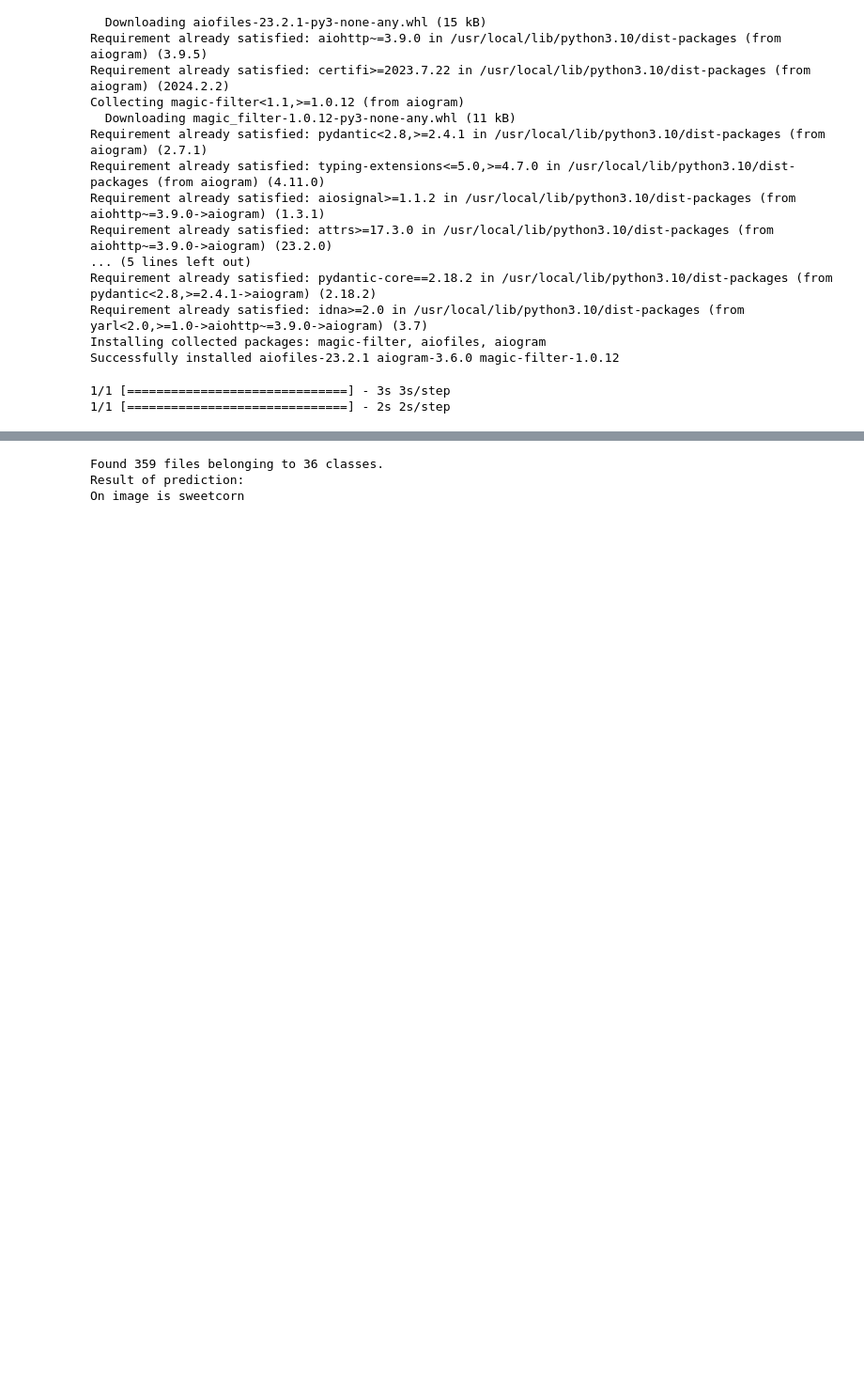
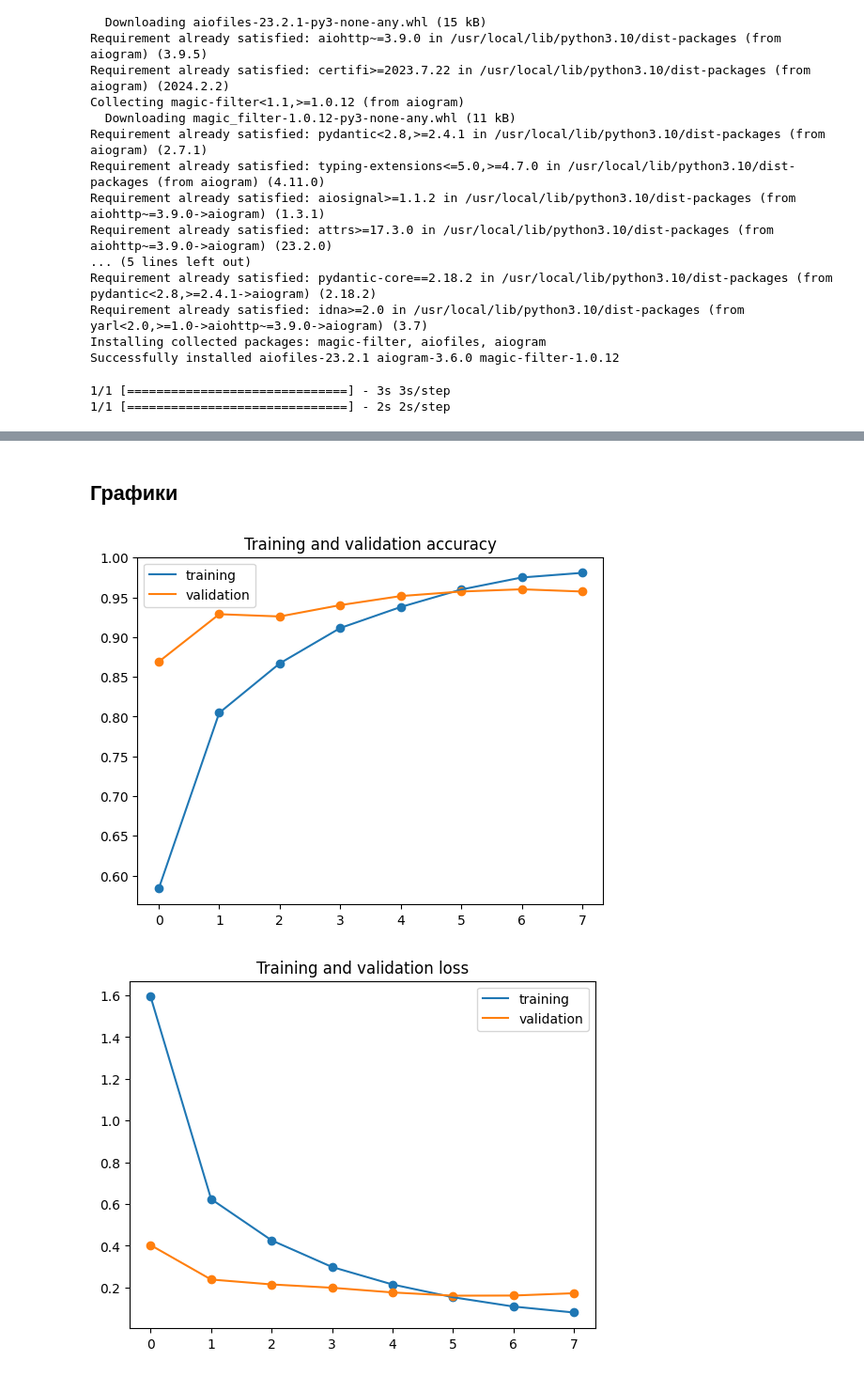
Before and after one commit to FREDY129053/Practise_Temp, a Jupyter notebook: Practise_Veg_Fru.ipynb, the cells around one changed output, grey strips where cells are left out. Shown: that part at 94% size. Saved outputs shown, nothing was run; the diff lists cells and outputs as text; code cells hidden in the pictures; blank space fills up the shorter version.

Commit message:
Графики построены

```diff
--- a/Practise_Veg_Fru.ipynb
+++ b/Practise_Veg_Fru.ipynb
@@ -453,5 +307,0 @@ seq_model.save('trained_model_updated.h5')
-# %%
-import json
-
-with open('train_history', 'w') as f:
-  json.dump(train_history.history, f)
@@ -501,25 +308,37 @@ print(prediction[0])
-# %%
-result_index_of_prediction = np.where(prediction[0] == max(prediction[0]))
-
-test_set = tf.keras.utils.image_dataset_from_directory(
-    '/content/drive/MyDrive/Fruits_and_Vegetables_Datset/test',
-    labels='inferred',  # Формирование уровней на основе структуры датасета (яблоко, бананы и тд)
-    label_mode='categorical',  # Режим уровней и создание (в данном случае) векторной формы уровней
-    class_names=None,  # Список классов (папки итак отсортированы, можно не ставить)
-    color_mode='rgb',  # Режим картинок
-    batch_size=32,
-    image_size=(64, 64),
-    shuffle=True,
-    seed=42,  # Смысл жизни
-    validation_split=None,
-    subset=None,
-    interpolation='bilinear',  # Нужно для алгоритма сжатия картинок
-    follow_links=False,  # Переход по символьным ссылкам папок нахер
-    crop_to_aspect_ratio=False  # обрезать тоже не надо
-)
-
-print(f"Result of prediction: \nOn image is {test_set.class_names[result_index_of_prediction[0][0]]}")
-# %% [output]
-Found 359 files belonging to 36 classes.
-Result of prediction:
-On image is sweetcorn
+# %% [markdown]
+## Графики
+# %%
+import json
+import matplotlib.pyplot as plt
+from pprint import pprint
+
+with open('/content/drive/MyDrive/train_history_MNv3LARGE', 'r', encoding='utf-8') as f:
+    train_data = json.load(f)
+
+accuracy, loss, val_accuracy, val_loss = train_data['accuracy'], train_data['loss'], train_data['val_accuracy'], train_data['val_loss']
+epochs = range(len(accuracy))
+
+# Plot training and validation accuracy per epoch
+plt.plot(epochs, accuracy, label='training')
+plt.scatter(epochs, accuracy)
+
+plt.plot(epochs, val_accuracy, label='validation')
+plt.scatter(epochs, val_accuracy)
+plt.title('Training and validation accuracy')
+plt.legend()
+
+# Plot training and validation loss per epoch
+plt.figure()
+
+plt.plot(epochs, loss, label='training')
+plt.scatter(epochs, loss)
+
+plt.plot(epochs, val_loss, label='validation')
+plt.scatter(epochs, val_loss)
+plt.title('Training and validation loss')
+plt.legend()
+
+plt.show()
+# %% [output]
+[figure, added]
+[figure, added]
```
Also changed, not shown: parts of 26 cells of this notebook.
